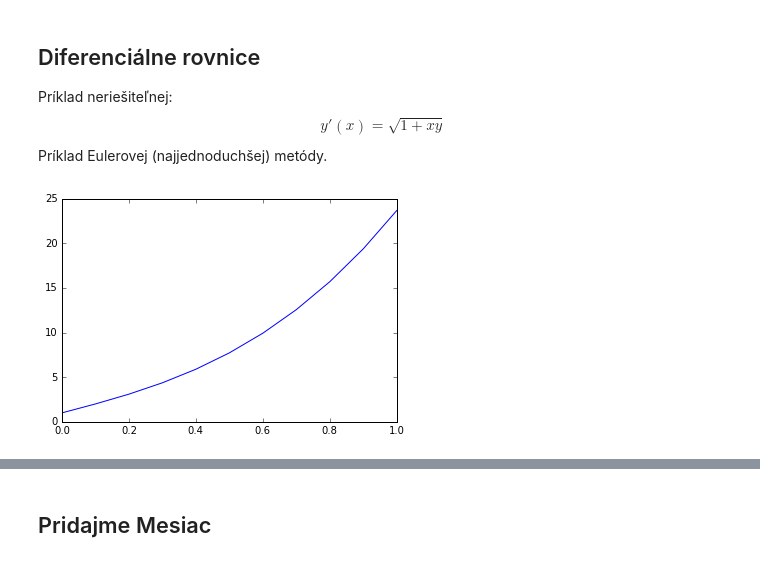
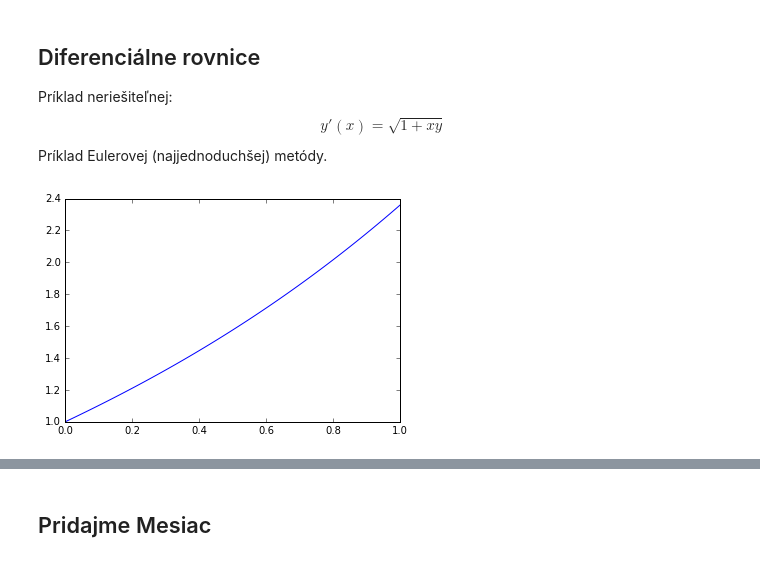
Before and after one commit to petervanya/JSFX16, a Jupyter notebook: comp4.ipynb, the cells around one changed output, grey strips where cells are left out. Saved outputs shown, nothing was run; the diff lists cells and outputs as text; code cells hidden in the pictures.

```diff
--- a/comp4.ipynb
+++ b/comp4.ipynb
@@ -58,15 +62,16 @@ Príklad neriešiteľnej:
 $$ y'(x) = \sqrt{1+xy} $$
 Príklad Eulerovej (najjednoduchšej) metódy.
 # %%
-N = 11
+N = 101
 x = np.linspace(0., 1., N)
+dx = x[1] - x[0]
 y = np.zeros(N)
 y[0] = 1      # pociatocna podmienka
 
 for i in range(1, len(x)):
-    y[i] = y[i-1] + sqrt(1 + x[i-1]*y[i-1])
+    y[i] = y[i-1] + sqrt(1 + x[i-1]*y[i-1])*dx
 
 plt.plot(x, y)
 plt.show()
 # %% [output]
-[figure, old version]
+[figure, new version]
```
Also changed, not shown: parts of 8 cells of this notebook.
